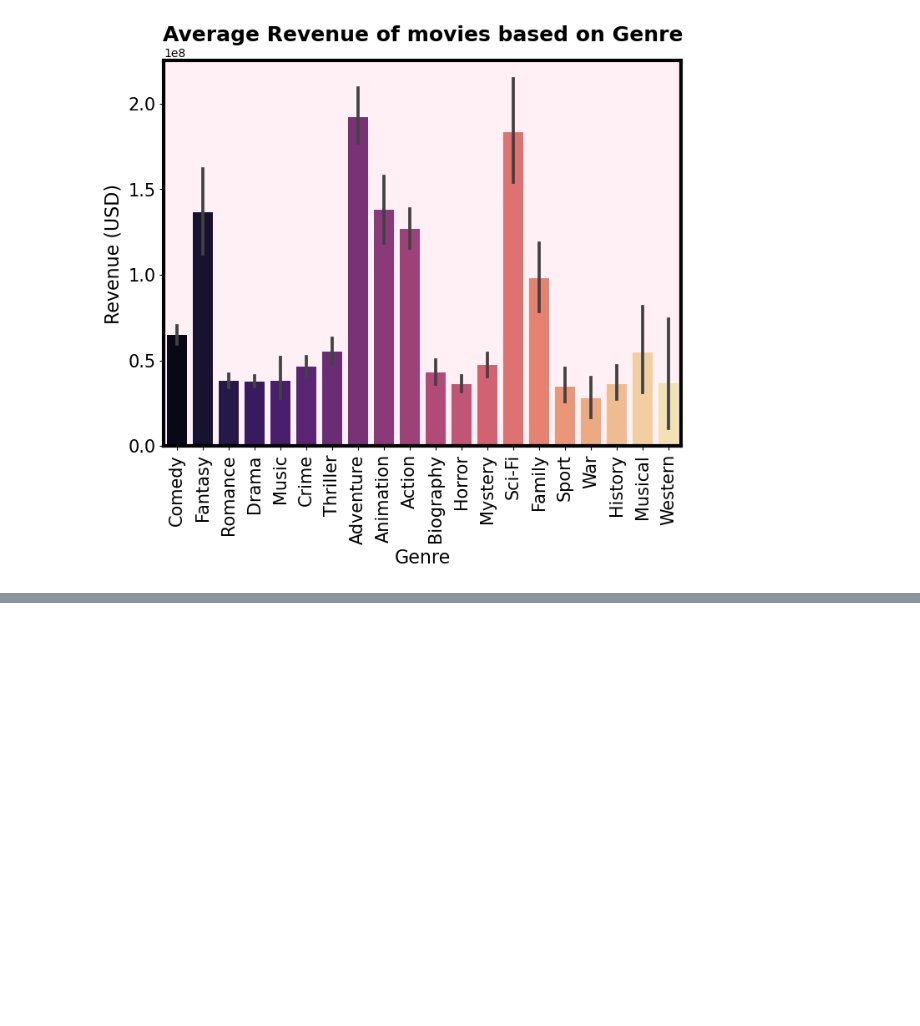
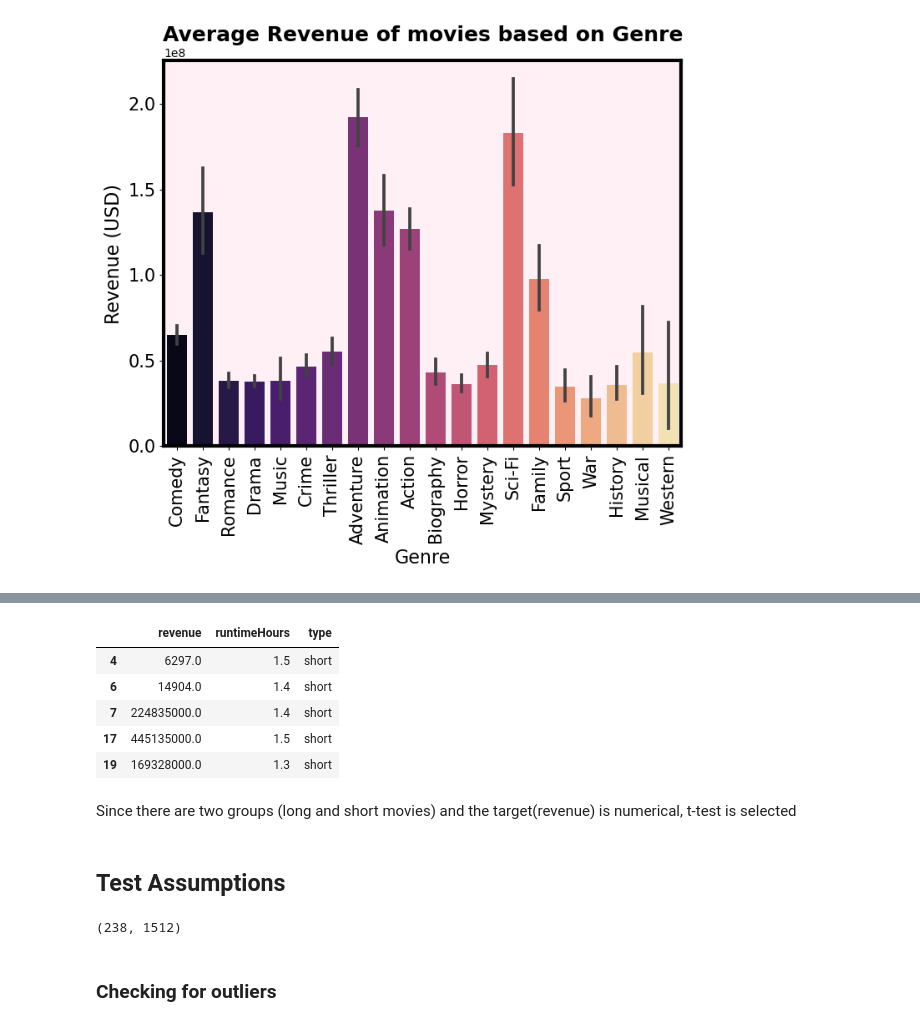
Before and after one commit to sheha919/movie_production_analysis, a Jupyter notebook: part4.ipynb, the cells around one changed output, grey strips where cells are left out. Saved outputs shown, nothing was run; the diff lists cells and outputs as text; code cells hidden in the pictures; blank space fills up the shorter version.

```diff
--- a/part4.ipynb
+++ b/part4.ipynb
@@ -486,0 +532,22 @@ for axis in ['top','bottom','left','right']:
+# %%
+short_movies = df3[df3['runtimeHours']<=1.5].copy()
+short_movies['type'] = 'short'
+short_movies.head()
+# %% [output]
+|  | revenue | runtimeHours | type |
+| 4 | 6297.0 | 1.5 | short |
+| 6 | 14904.0 | 1.4 | short |
+| 7 | 224835000.0 | 1.4 | short |
+| 17 | 445135000.0 | 1.5 | short |
+| 19 | 169328000.0 | 1.3 | short |
+# %% [markdown]
+Since there are two groups (long and short movies) and the target(revenue) is numerical, t-test is selected
+# %% [markdown]
+## Test Assumptions
+# %%
+#sample sizes
+len(long_movies), len(short_movies)
+# %% [output]
+(238, 1512)
+# %% [markdown]
+### Checking for outliers
```
Also changed, not shown: parts of 22 cells of this notebook.
